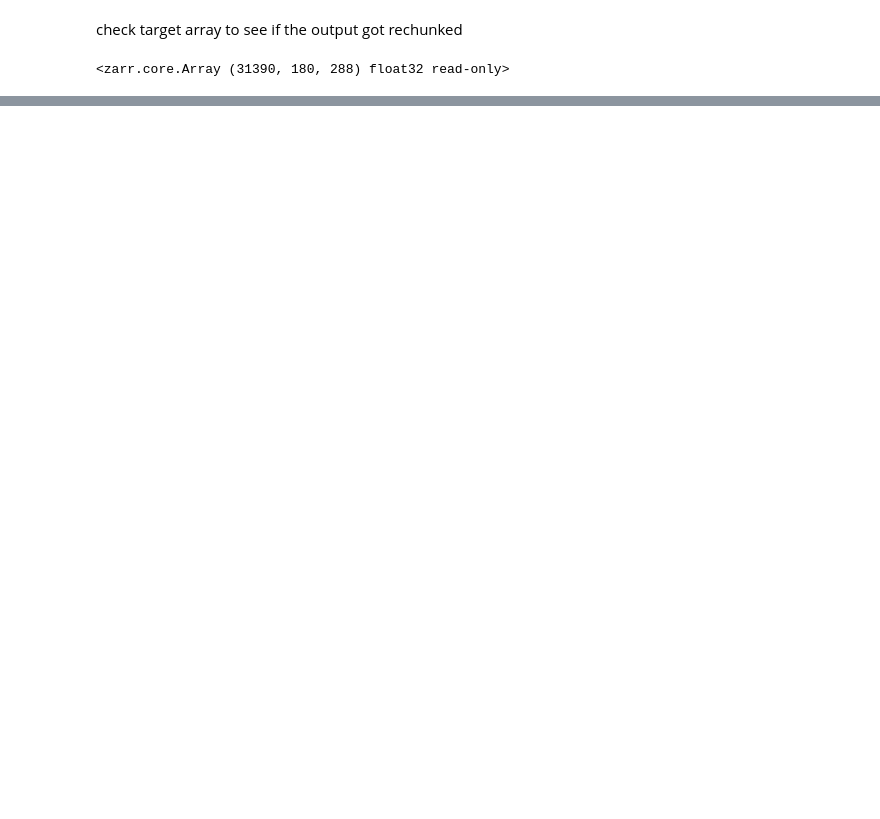
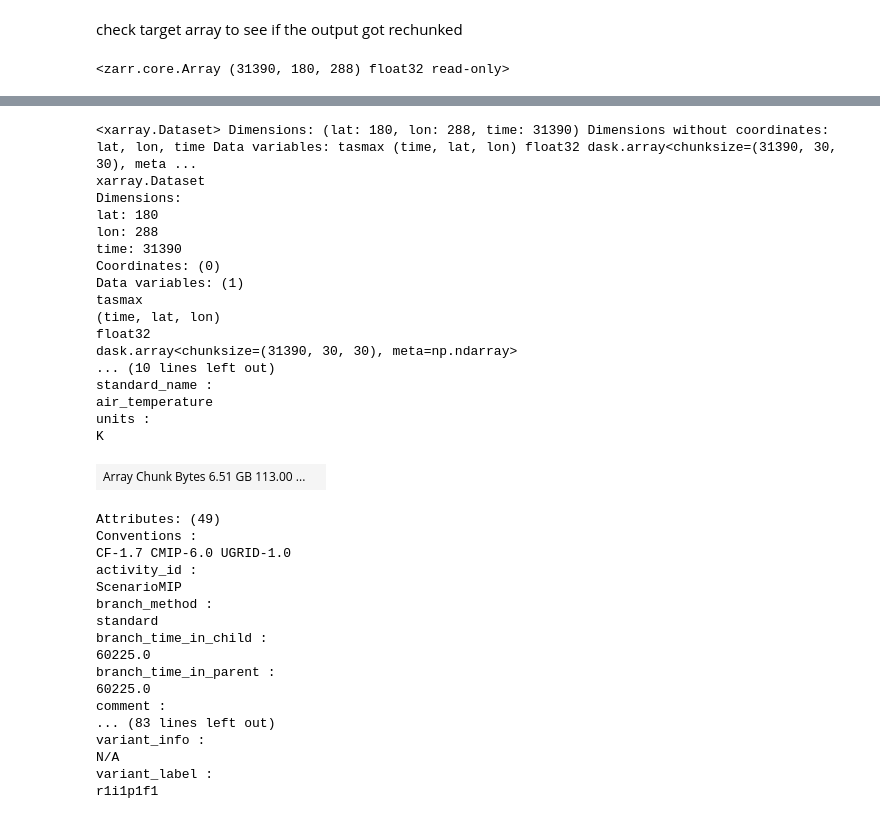
Before and after one commit to ClimateImpactLab/downscaleCMIP6, a Jupyter notebook: notebooks/cmip6_rechunking.ipynb, the cells around one changed output, grey strips where cells are left out. Drawn from its saved outputs; the diff is of its cells as text; code cells hidden in the pictures; blank space fills up the shorter version.

Commit message:
update to save as zarr group versus array for reading in with xarray

```diff
--- a/notebooks/cmip6_rechunking.ipynb
+++ b/notebooks/cmip6_rechunking.ipynb
@@ -95,0 +98,49 @@ source_array_rechunked.chunks
+# %%
+# save as a zarr group (rechunking as a group didn't work, so here we create a group from the array so that the array can be read in by xarray)
+grp_filename = 'gs://impactlab-data/climate/source_data/GFDL-ESM4.ssp370_spacechunks_group.zarr'
+grp_store = fs.get_mapper(grp_filename, check=False)
+
+if not fs.exists(grp_filename):
+    # save as a zarr store for rechunking
+    source_array_rechunked.to_zarr(grp_store, consolidated=True, mode="w")
+# %%
+# check to be sure that xarray can read it
+ds_rechunked = xr.open_zarr(fs.get_mapper(grp_filename, check=False))
+# %%
+ds_rechunked
+# %% [output]
+<xarray.Dataset> Dimensions: (lat: 180, lon: 288, time: 31390) Dimensions without coordinates: lat, lon, time Data variables: tasmax (time, lat, lon) float32 dask.array<chunksize=(31390, 30, 30), meta ...
+xarray.Dataset
+Dimensions:
+lat: 180
+lon: 288
+time: 31390
+Coordinates: (0)
+Data variables: (1)
+tasmax
+(time, lat, lon)
+float32
+dask.array<chunksize=(31390, 30, 30), meta=np.ndarray>
+... (10 lines left out)
+standard_name :
+air_temperature
+units :
+K
+| Array Chunk Bytes 6.51 GB 113.00 ... |  |
+Attributes: (49)
+Conventions :
+CF-1.7 CMIP-6.0 UGRID-1.0
+activity_id :
+ScenarioMIP
+branch_method :
+standard
+branch_time_in_child :
+60225.0
+branch_time_in_parent :
+60225.0
+comment :
+... (83 lines left out)
+variant_info :
+N/A
+variant_label :
+r1i1p1f1
```
Also changed, not shown: parts of 2 cells of this notebook.
